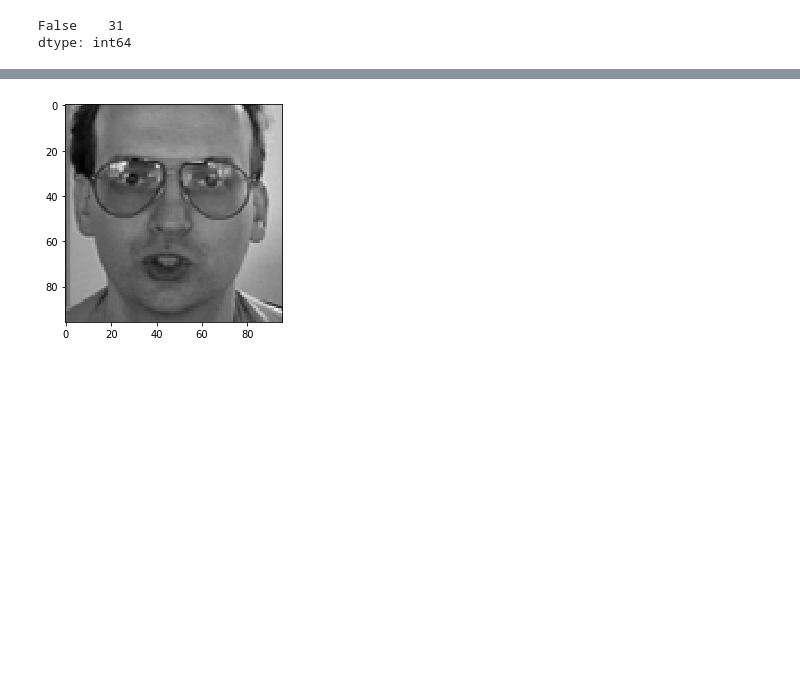
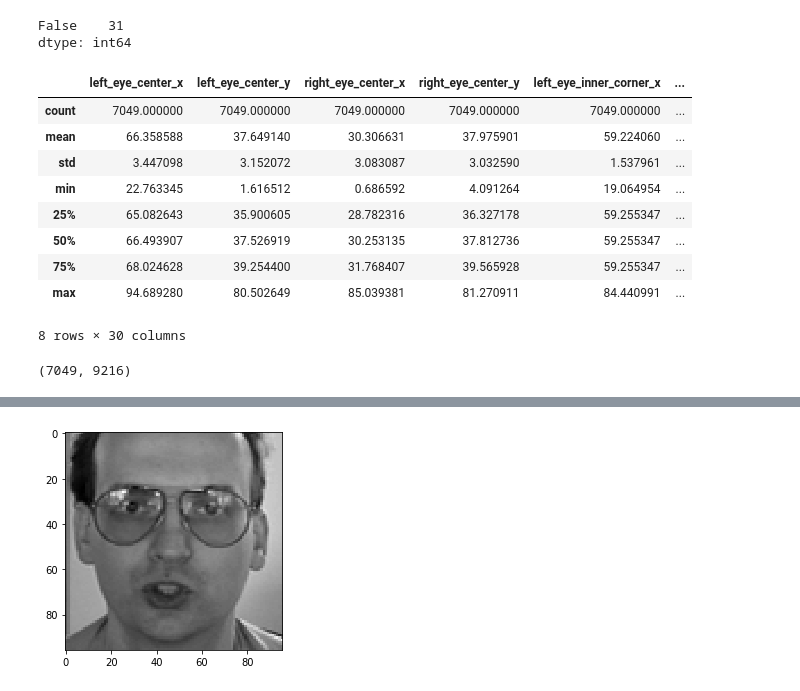
Before and after one commit to joshz123/Kaggle-Competitions, a Jupyter notebook: Facial_Keypoints/Facial Keypoints Notebook.ipynb, the cells around one changed output, grey strips where cells are left out. Cells and saved outputs as stored; diff of their text form; code cells hidden in the pictures; blank space fills up the shorter version.

```diff
--- a/Facial_Keypoints/Facial Keypoints Notebook.ipynb
+++ b/Facial_Keypoints/Facial Keypoints Notebook.ipynb
@@ -24,9 +39,27 @@ raw.isnull().any().value_counts()
 # %% [output]
 False    31
 dtype: int64
+# %%
+raw.describe()
+# %% [output]
+|  | left_eye_center_x | left_eye_center_y | right_eye_center_x | right_eye_center_y | left_eye_inner_corner_x | ... |
+| count | 7049.000000 | 7049.000000 | 7049.000000 | 7049.000000 | 7049.000000 | ... |
+| mean | 66.358588 | 37.649140 | 30.306631 | 37.975901 | 59.224060 | ... |
+| std | 3.447098 | 3.152072 | 3.083087 | 3.032590 | 1.537961 | ... |
+| min | 22.763345 | 1.616512 | 0.686592 | 4.091264 | 19.064954 | ... |
+| 25% | 65.082643 | 35.900605 | 28.782316 | 36.327178 | 59.255347 | ... |
+| 50% | 66.493907 | 37.526919 | 30.253135 | 37.812736 | 59.255347 | ... |
+| 75% | 68.024628 | 39.254400 | 31.768407 | 39.565928 | 59.255347 | ... |
+| max | 94.689280 | 80.502649 | 85.039381 | 81.270911 | 84.440991 | ... |
+8 rows × 30 columns
 # %%
 images = []
 for i in range(0,7049):
     img = raw["Image"][i].split(" ")
     img = ['0' if x ==" " else x for x in img]
     images.append(img)
+# %%
+images = np.array(images,dtype='float')
+images.shape
+# %% [output]
+(7049, 9216)
```
Also changed, not shown: parts of 24 cells of this notebook, 3 other files.
